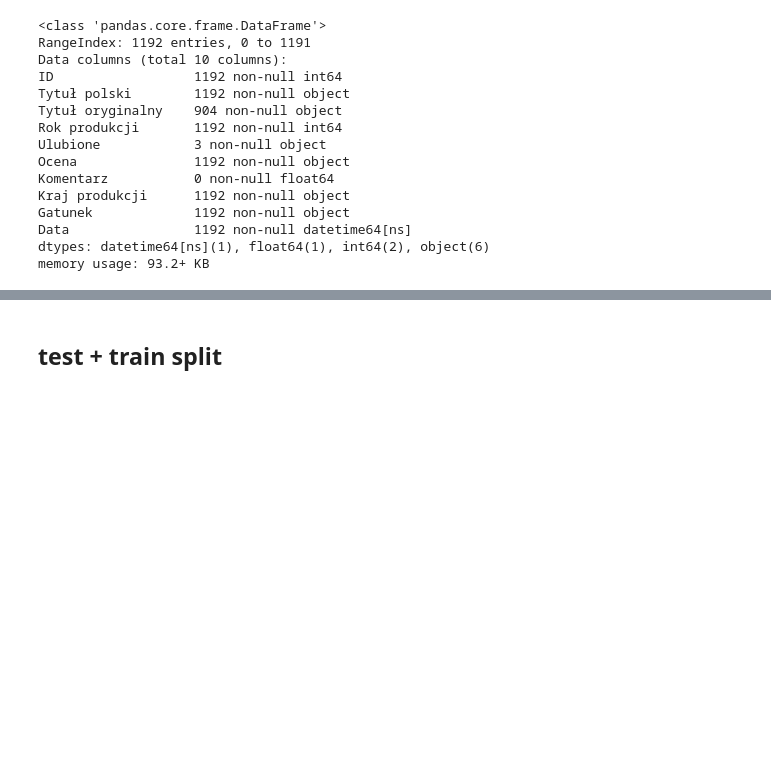
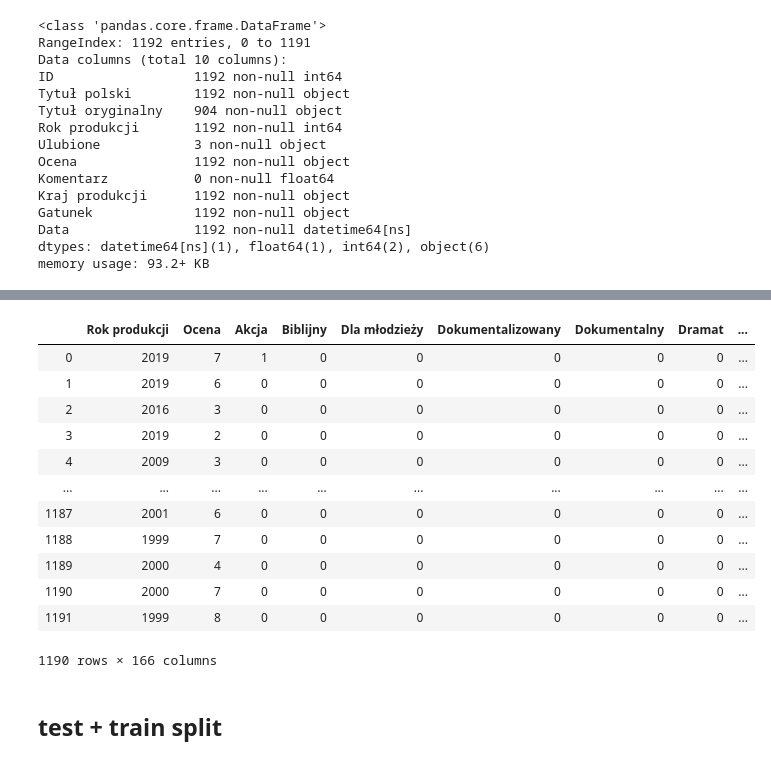
Before and after one commit to mateuszrusin/ml-filmweb-score, a Jupyter notebook: oceny.ipynb, the cells around one changed output, grey strips where cells are left out. Cells and saved outputs as stored; diff of their text form; code cells hidden in the pictures; blank space fills up the shorter version.

```diff
--- a/oceny.ipynb
+++ b/oceny.ipynb
@@ -104,3 +103,40 @@ df
+# %%
+df = pd.read_csv('oceny_decorated.csv', parse_dates=['Data'], index_col=0)
+
+df = df.drop(columns=['ID', 'Gatunek', 'Kraj produkcji', 'Tytuł polski', 'Tytuł oryginalny', 'Data', 'Ulubione'])
+
+df.topics_count = df.topics_count.fillna(0)
+
+def make_groups(df):
+    minidf = df.drop(columns=['budget', 'boxoffice'])
+    kmeans = KMeans(n_jobs=-1, n_clusters=5, init='k-means++')
+    kmeans.fit(minidf)
+    return kmeans.predict(minidf)
+
+def fill_mean(column):
+    return df.groupby('group')[column].apply(lambda x: x.fillna(x.mean()))
+
+df['group'] = make_groups(df)
+df['budget'] = fill_mean('budget')
+df['boxoffice'] = fill_mean('boxoffice')
+
+df = df.drop(columns=['group'])
+df.to_csv(r'oceny_filled.csv')
+df
+# %% [output]
+|  | Rok produkcji | Ocena | Akcja | Biblijny | Dla młodzieży | Dokumentalizowany | Dokumentalny | Dramat | ... |
+| 0 | 2019 | 7 | 1 | 0 | 0 | 0 | 0 | 0 | ... |
+| 1 | 2019 | 6 | 0 | 0 | 0 | 0 | 0 | 0 | ... |
+| 2 | 2016 | 3 | 0 | 0 | 0 | 0 | 0 | 0 | ... |
+| 3 | 2019 | 2 | 0 | 0 | 0 | 0 | 0 | 0 | ... |
+| 4 | 2009 | 3 | 0 | 0 | 0 | 0 | 0 | 0 | ... |
+| ... | ... | ... | ... | ... | ... | ... | ... | ... | ... |
+| 1187 | 2001 | 6 | 0 | 0 | 0 | 0 | 0 | 0 | ... |
+| 1188 | 1999 | 7 | 0 | 0 | 0 | 0 | 0 | 0 | ... |
+| 1189 | 2000 | 4 | 0 | 0 | 0 | 0 | 0 | 0 | ... |
+| 1190 | 2000 | 7 | 0 | 0 | 0 | 0 | 0 | 0 | ... |
+| 1191 | 1999 | 8 | 0 | 0 | 0 | 0 | 0 | 0 | ... |
+1190 rows × 166 columns
 # %% [markdown]
 ## test + train split
 # %%
```
Also changed, not shown: parts of 6 cells of this notebook, 3 other files.
